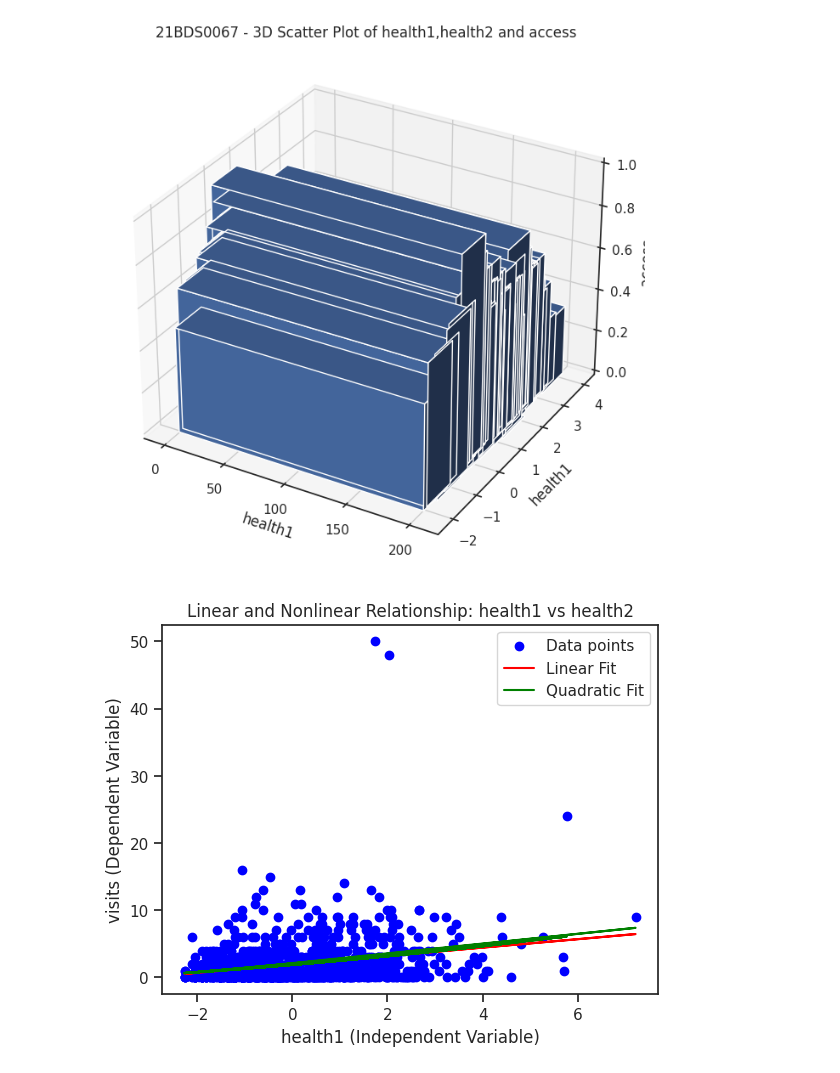
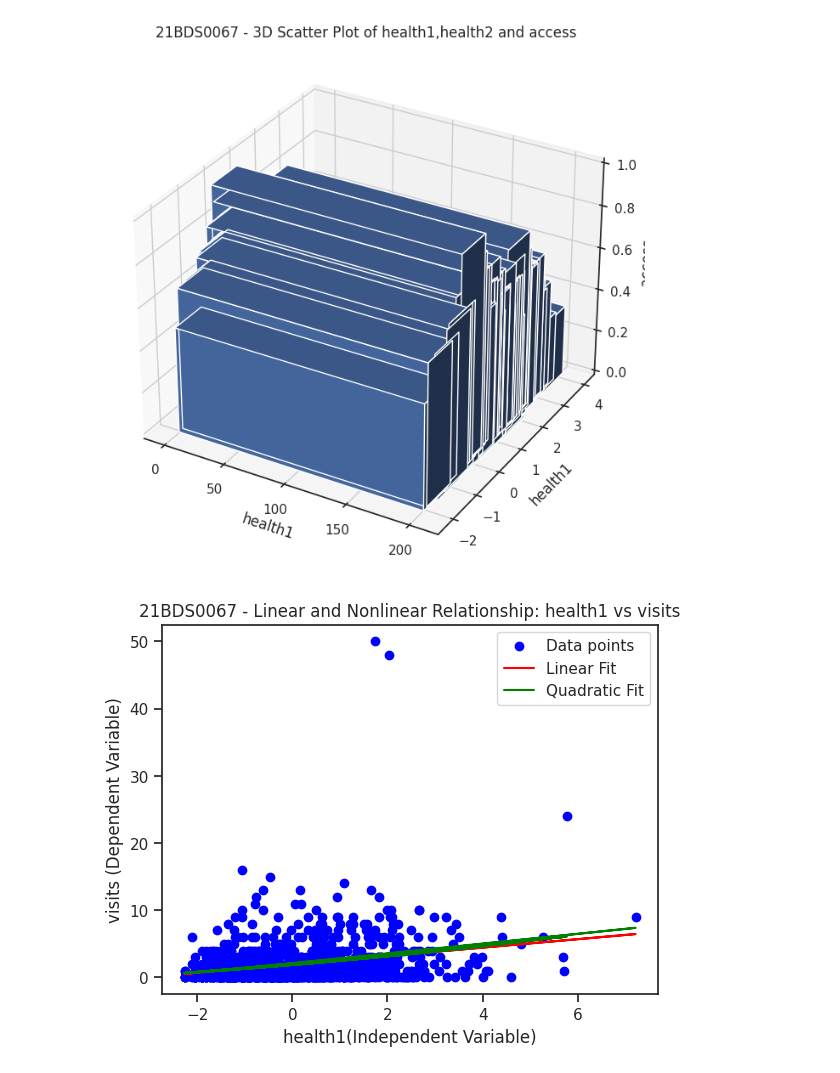
Before and after one commit to JananeeShri27/EDA-THEORY, a Jupyter notebook: Untitled0.ipynb, the cells around one changed output. Drawn from its saved outputs; the diff is of its cells as text; code cells hidden in the pictures.

```diff
--- a/Untitled0.ipynb
+++ b/Untitled0.ipynb
@@ -474,39 +474,35 @@ import matplotlib.pyplot as plt
 from sklearn.linear_model import LinearRegression
 from sklearn.preprocessing import PolynomialFeatures
 
-# Using 'health1' as the independent variable (X) and 'health2' as the dependent variable (Y)
-X = df['health1'].values.reshape(-1, 1)  # Independent variable
-Y = df['visits'].values  # Dependent variable
+X = df['health1'].values.reshape(-1, 1)
+Y = df['visits'].values
 
-# Create a scatter plot of the data
 plt.scatter(X, Y, color='blue', label='Data points')
 
 # 1. Linear Relationship Plot
 linear_model = LinearRegression()
 linear_model.fit(X, Y)
 linear_pred = linear_model.predict(X)
 
 # Plot linear regression line
 plt.plot(X, linear_pred, color='red', label='Linear Fit')
 
 # 2. Nonlinear (Quadratic) Relationship Plot
 poly = PolynomialFeatures(degree=2)
 X_poly = poly.fit_transform(X)
 
 poly_model = LinearRegression()
 poly_model.fit(X_poly, Y)
 poly_pred = poly_model.predict(X_poly)
 
 # Plot quadratic regression line
 plt.plot(X, poly_pred, color='green', label='Quadratic Fit')
 
-# Add labels and legend
-plt.title('Linear and Nonlinear Relationship: health1 vs health2')
-plt.xlabel('health1 (Independent Variable)')
+plt.title('21BDS0067 - Linear and Nonlinear Relationship: health1 vs visits')
+plt.xlabel('health1(Independent Variable)')
 plt.ylabel('visits (Dependent Variable)')
 plt.legend()
 
-# Display the plot
 plt.show()
 # %% [output]
-[figure, old version]
+[figure, new version]
```
Also changed, not shown: parts of 1 cell of this notebook.
